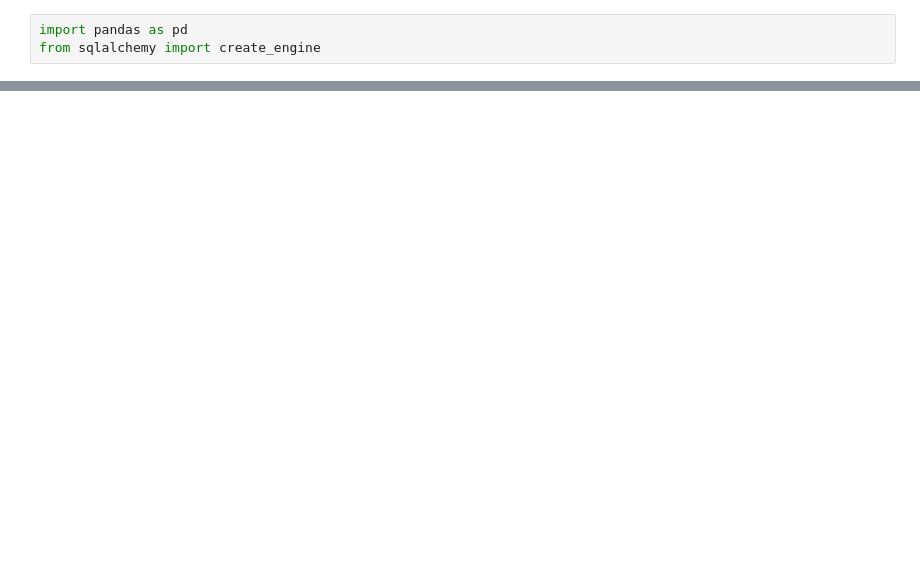
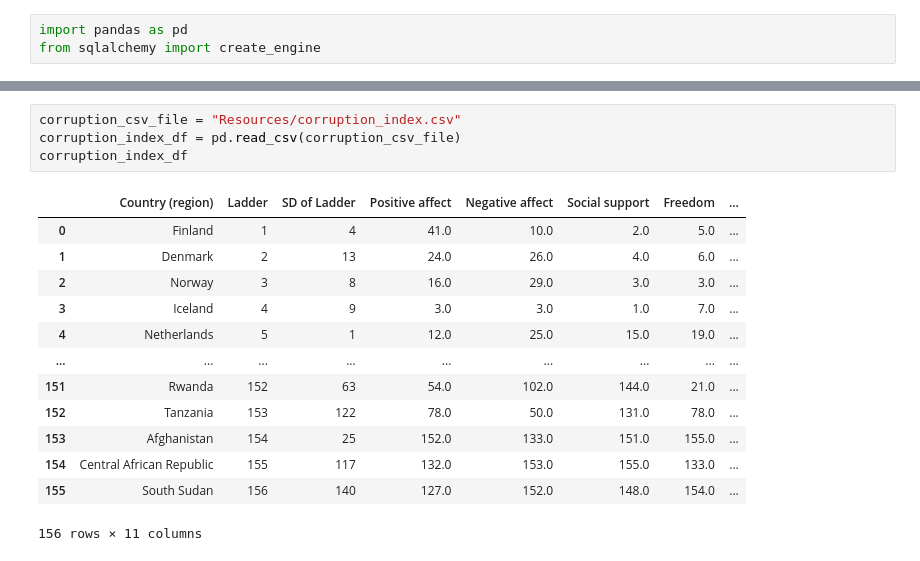
Before and after one commit to preeti0103/ETL-Project, a Jupyter notebook: ETL.ipynb, the cells around one changed output, grey strips where cells are left out. Saved outputs shown, nothing was run; the diff lists cells and outputs as text; blank space fills up the shorter version.

```diff
--- a/ETL.ipynb
+++ b/ETL.ipynb
@@ -14,0 +42,18 @@ happiness_index_df.head()
+# %%
+corruption_csv_file = "Resources/corruption_index.csv"
+corruption_index_df = pd.read_csv(corruption_csv_file)
+corruption_index_df
+# %% [output]
+|  | Country (region) | Ladder | SD of Ladder | Positive affect | Negative affect | Social support | Freedom | ... |
+| 0 | Finland | 1 | 4 | 41.0 | 10.0 | 2.0 | 5.0 | ... |
+| 1 | Denmark | 2 | 13 | 24.0 | 26.0 | 4.0 | 6.0 | ... |
+| 2 | Norway | 3 | 8 | 16.0 | 29.0 | 3.0 | 3.0 | ... |
+| 3 | Iceland | 4 | 9 | 3.0 | 3.0 | 1.0 | 7.0 | ... |
+| 4 | Netherlands | 5 | 1 | 12.0 | 25.0 | 15.0 | 19.0 | ... |
+| ... | ... | ... | ... | ... | ... | ... | ... | ... |
+| 151 | Rwanda | 152 | 63 | 54.0 | 102.0 | 144.0 | 21.0 | ... |
+| 152 | Tanzania | 153 | 122 | 78.0 | 50.0 | 131.0 | 78.0 | ... |
+| 153 | Afghanistan | 154 | 25 | 152.0 | 133.0 | 151.0 | 155.0 | ... |
+| 154 | Central African Republic | 155 | 117 | 132.0 | 153.0 | 155.0 | 133.0 | ... |
+| 155 | South Sudan | 156 | 140 | 127.0 | 152.0 | 148.0 | 154.0 | ... |
+156 rows × 11 columns
```
Also changed, not shown: parts of 20 cells of this notebook, 1 other file.
